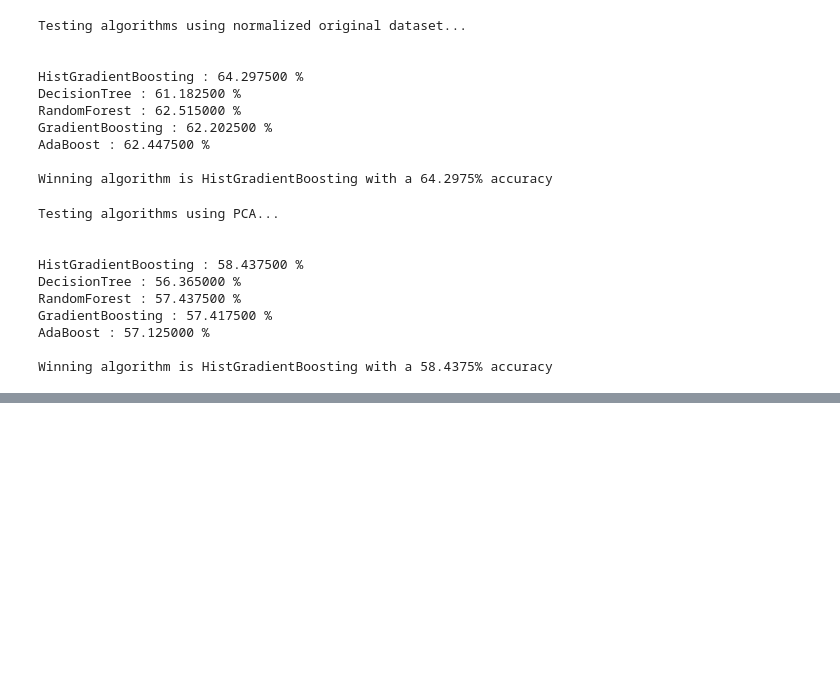
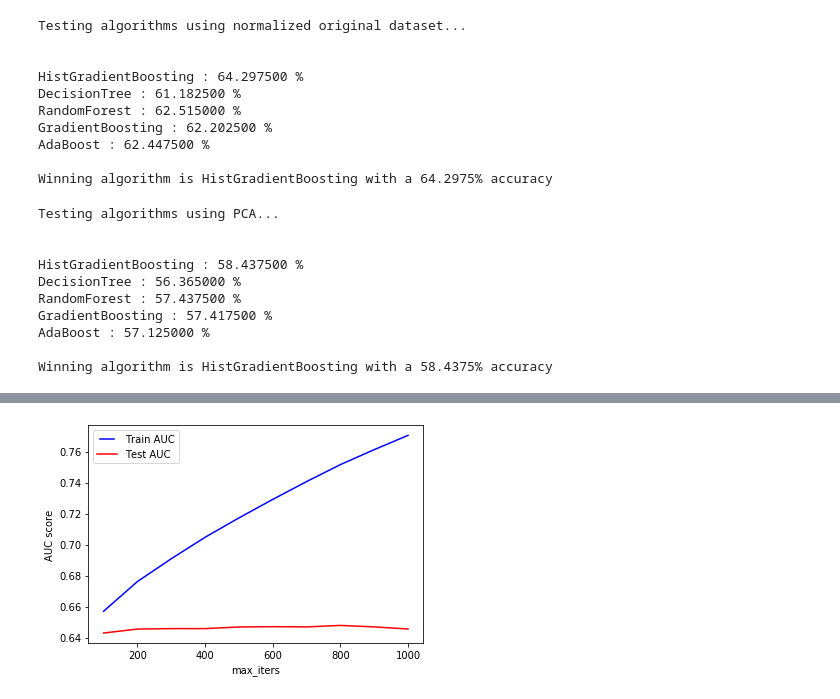
Before and after one commit to nugzar/mics-w207, a Jupyter notebook: final/w207_project.ipynb, the cells around one changed output, grey strips where cells are left out. Saved outputs shown, nothing was run; the diff lists cells and outputs as text; code cells hidden in the pictures; blank space fills up the shorter version.

```diff
--- a/final/w207_project.ipynb
+++ b/final/w207_project.ipynb
@@ -392,0 +468,31 @@ Winning algorithm is HistGradientBoosting with a 58.4375% accuracy
+# %%
+max_iters = np.linspace(100, 1000, 10, endpoint=True)
+
+train_results = []
+test_results = []
+
+for max_iter in max_iters:
+   model = ske.HistGradientBoostingClassifier(random_state=123,max_iter=int(max_iter))
+   model.fit(normalized_train_features, train_labels)
+   train_pred = model.predict(normalized_train_features)
+
+   false_positive_rate, true_positive_rate, thresholds = roc_curve(train_labels, train_pred)
+   roc_auc = auc(false_positive_rate, true_positive_rate)
+   train_results.append(roc_auc)
+
+   test_pred = model.predict(normalized_test_features)
+   false_positive_rate, true_positive_rate, thresholds = roc_curve(test_labels, test_pred)
+   roc_auc = auc(false_positive_rate, true_positive_rate)
+   test_results.append(roc_auc)
+
+from matplotlib.legend_handler import HandlerLine2D
+
+line1, = plt.plot(max_iters, train_results, 'b', label='Train AUC')
+line2, = plt.plot(max_iters, test_results, 'r', label='Test AUC')
+
+plt.legend(handler_map={line1: HandlerLine2D(numpoints=2)})
+plt.ylabel('AUC score')
+plt.xlabel('max_iters')
+plt.show()
+# %% [output]
+[figure, added]
```
Also changed, not shown: parts of 5 cells of this notebook.
